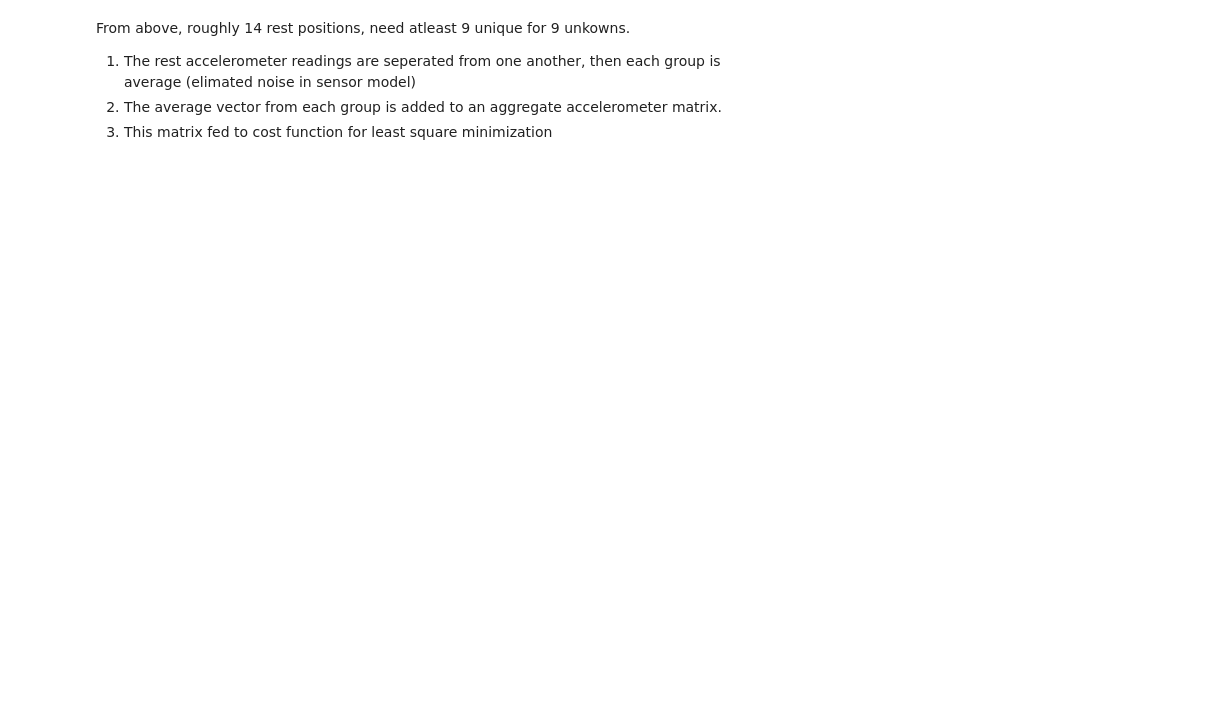
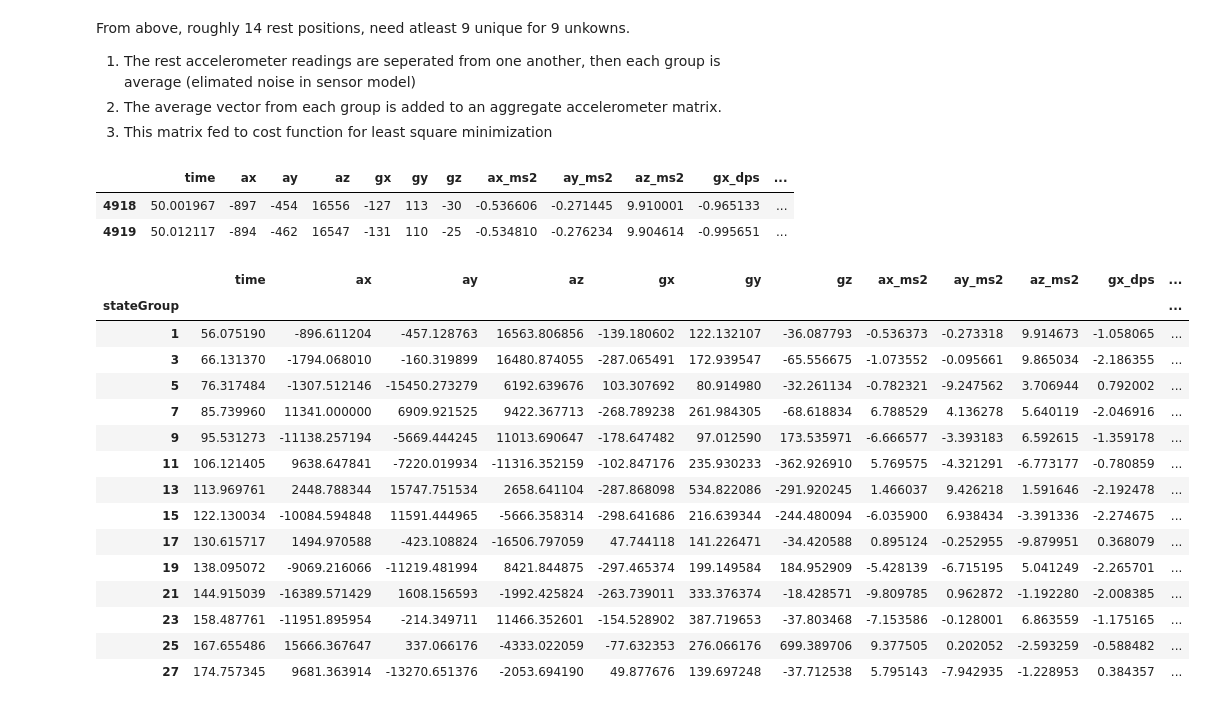
Before and after one commit to vehicle-trace-echo/imu_calibration, a Jupyter notebook: calibration_framework.ipynb, the cells around one changed output. Saved outputs shown, nothing was run; the diff lists cells and outputs as text; code cells hidden in the pictures; blank space fills up the shorter version.

```diff
--- a/calibration_framework.ipynb
+++ b/calibration_framework.ipynb
@@ -176,6 +209,6 @@ plt.ylim([-2, 25])
 # %%
 # Crop dataset to remove initial and final variance jumps
-df_calb = df[(df['time'] > 50) & (df['time']<175)]
+df_calb = df[(df['time'] > 50) & (df['time']<177)]
 # %%
 fig, ax = plt.subplots()
 
@@ -194,3 +233,33 @@ From above, roughly 14 rest positions, need atleast 9 unique for 9 unkowns.
 1. The rest accelerometer readings are seperated from one another, then each group is average (elimated noise in sensor model)
 2. The average vector from each group is added to an aggregate accelerometer matrix.
 3. This matrix fed to cost function for least square minimization
+# %%
+# Seperate the rest state dataset from non-rest set
+df_rest = df_calb[df_calb['inRest']==1]
+df_rest.head(n=2)
+# %% [output]
+|  | time | ax | ay | az | gx | gy | gz | ax_ms2 | ay_ms2 | az_ms2 | gx_dps | ... |
+| 4918 | 50.001967 | -897 | -454 | 16556 | -127 | 113 | -30 | -0.536606 | -0.271445 | 9.910001 | -0.965133 | ... |
+| 4919 | 50.012117 | -894 | -462 | 16547 | -131 | 110 | -25 | -0.534810 | -0.276234 | 9.904614 | -0.995651 | ... |
+# %%
+# The average parameters of each rest state
+# Indexed by state group
+df_rest_avg = df_rest.groupby(['stateGroup']).mean()
+df_rest_avg
+# %% [output]
+|  | time | ax | ay | az | gx | gy | gz | ax_ms2 | ay_ms2 | az_ms2 | gx_dps | ... |
+| stateGroup |  |  |  |  |  |  |  |  |  |  |  | ... |
+| 1 | 56.075190 | -896.611204 | -457.128763 | 16563.806856 | -139.180602 | 122.132107 | -36.087793 | -0.536373 | -0.273318 | 9.914673 | -1.058065 | ... |
+| 3 | 66.131370 | -1794.068010 | -160.319899 | 16480.874055 | -287.065491 | 172.939547 | -65.556675 | -1.073552 | -0.095661 | 9.865034 | -2.186355 | ... |
+| 5 | 76.317484 | -1307.512146 | -15450.273279 | 6192.639676 | 103.307692 | 80.914980 | -32.261134 | -0.782321 | -9.247562 | 3.706944 | 0.792002 | ... |
+| 7 | 85.739960 | 11341.000000 | 6909.921525 | 9422.367713 | -268.789238 | 261.984305 | -68.618834 | 6.788529 | 4.136278 | 5.640119 | -2.046916 | ... |
+| 9 | 95.531273 | -11138.257194 | -5669.444245 | 11013.690647 | -178.647482 | 97.012590 | 173.535971 | -6.666577 | -3.393183 | 6.592615 | -1.359178 | ... |
+| 11 | 106.121405 | 9638.647841 | -7220.019934 | -11316.352159 | -102.847176 | 235.930233 | -362.926910 | 5.769575 | -4.321291 | -6.773177 | -0.780859 | ... |
+| 13 | 113.969761 | 2448.788344 | 15747.751534 | 2658.641104 | -287.868098 | 534.822086 | -291.920245 | 1.466037 | 9.426218 | 1.591646 | -2.192478 | ... |
+| 15 | 122.130034 | -10084.594848 | 11591.444965 | -5666.358314 | -298.641686 | 216.639344 | -244.480094 | -6.035900 | 6.938434 | -3.391336 | -2.274675 | ... |
+| 17 | 130.615717 | 1494.970588 | -423.108824 | -16506.797059 | 47.744118 | 141.226471 | -34.420588 | 0.895124 | -0.252955 | -9.879951 | 0.368079 | ... |
+| 19 | 138.095072 | -9069.216066 | -11219.481994 | 8421.844875 | -297.465374 | 199.149584 | 184.952909 | -5.428139 | -6.715195 | 5.041249 | -2.265701 | ... |
+| 21 | 144.915039 | -16389.571429 | 1608.156593 | -1992.425824 | -263.739011 | 333.376374 | -18.428571 | -9.809785 | 0.962872 | -1.192280 | -2.008385 | ... |
+| 23 | 158.487761 | -11951.895954 | -214.349711 | 11466.352601 | -154.528902 | 387.719653 | -37.803468 | -7.153586 | -0.128001 | 6.863559 | -1.175165 | ... |
+| 25 | 167.655486 | 15666.367647 | 337.066176 | -4333.022059 | -77.632353 | 276.066176 | 699.389706 | 9.377505 | 0.202052 | -2.593259 | -0.588482 | ... |
+| 27 | 174.757345 | 9681.363914 | -13270.651376 | -2053.694190 | 49.877676 | 139.697248 | -37.712538 | 5.795143 | -7.942935 | -1.228953 | 0.384357 | ... |
```
Also changed, not shown: parts of 18 cells of this notebook.
